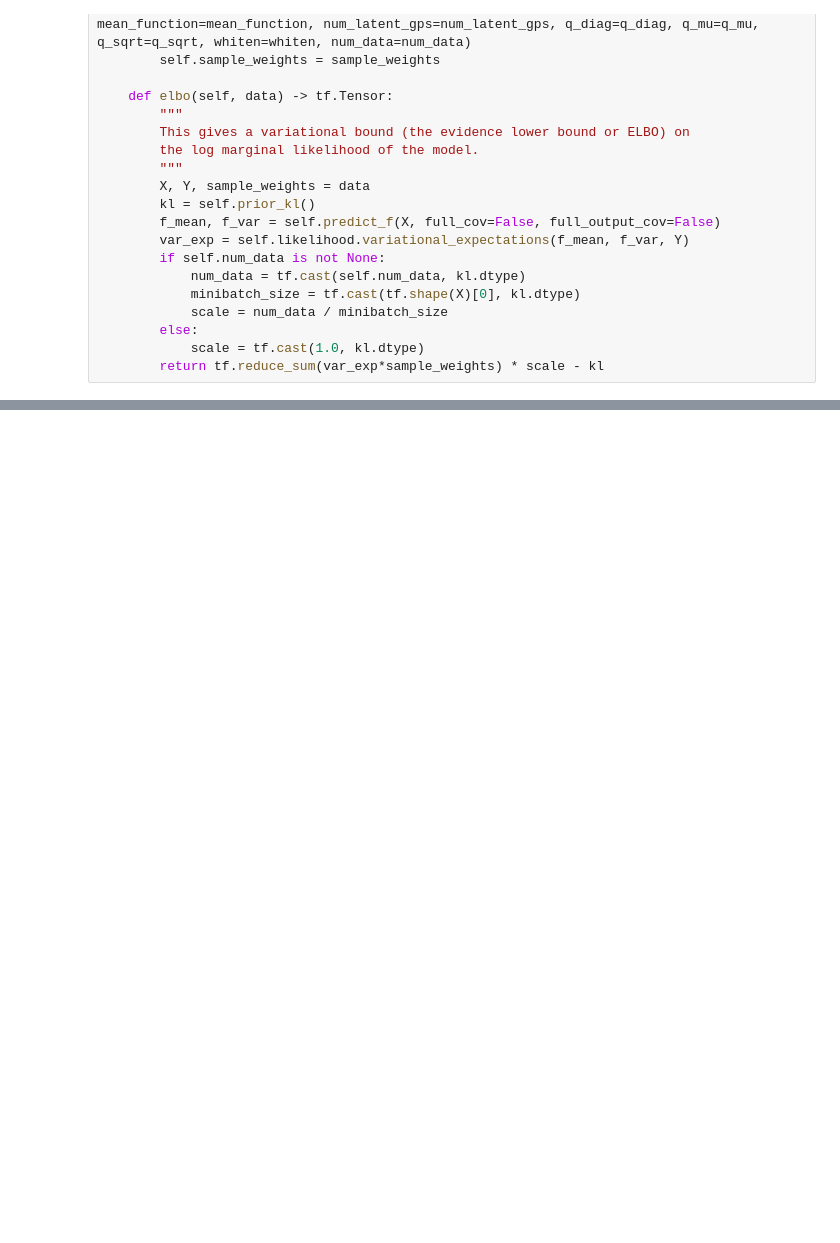
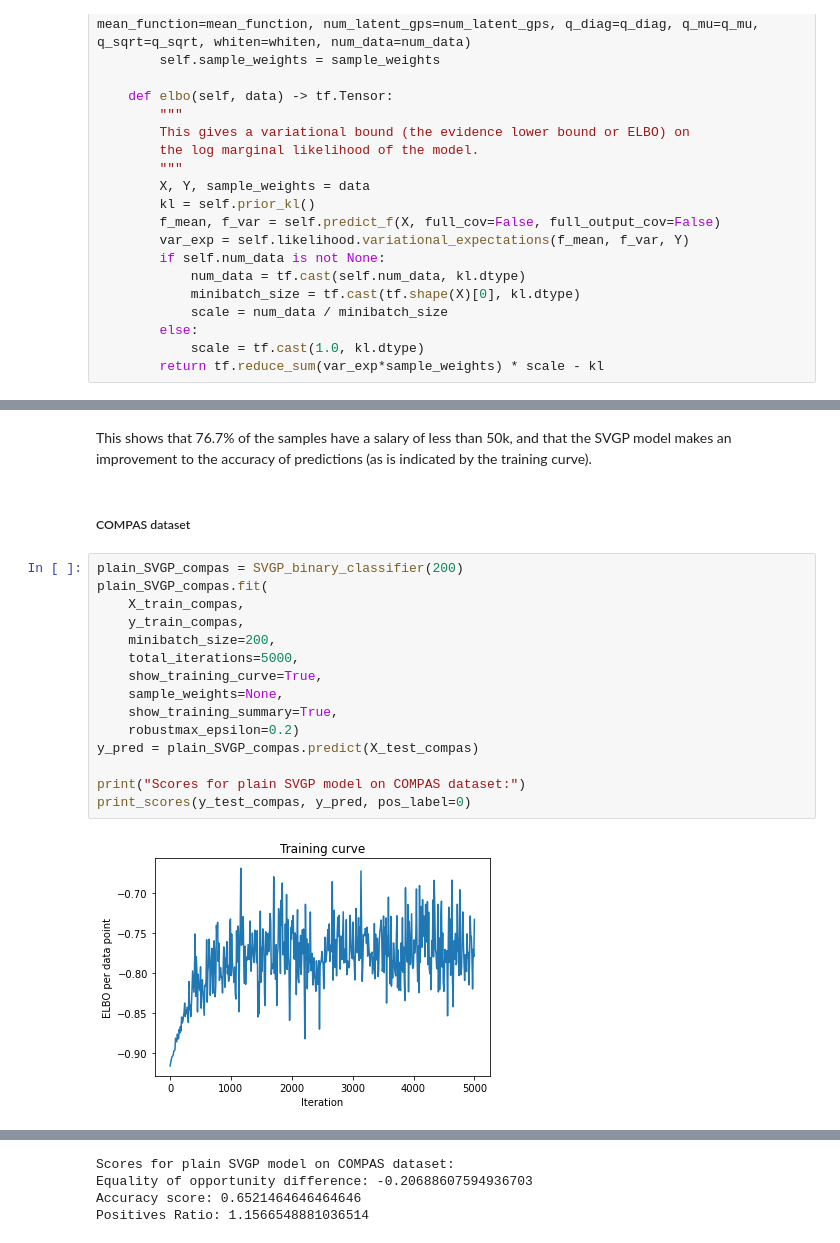
Before and after one commit to hugheshallettj/Fair_SVGP, a Jupyter notebook: SVGP_fairness_coursework.ipynb, the cells around one changed output, grey strips where cells are left out. Saved outputs shown, nothing was run; the diff lists cells and outputs as text; blank space fills up the shorter version.

```diff
--- a/SVGP_fairness_coursework.ipynb
+++ b/SVGP_fairness_coursework.ipynb
@@ -617,0 +549,21 @@ plt.show()
+# %% [markdown]
+This shows that 76.7% of the samples have a salary of less than 50k, and that the SVGP model makes an improvement to the accuracy of predictions (as is indicated by the training curve).
+# %% [markdown]
+##### COMPAS dataset
+# %%
+plain_SVGP_compas = SVGP_binary_classifier(200)
+plain_SVGP_compas.fit(
+    X_train_compas,
+    y_train_compas,
+    minibatch_size=200,
+    total_iterations=5000,
+    show_training_curve=True,
+    sample_weights=None,
+    show_training_summary=True,
+    robustmax_epsilon=0.2)
+y_pred = plain_SVGP_compas.predict(X_test_compas)
+
+print("Scores for plain SVGP model on COMPAS dataset:")
+print_scores(y_test_compas, y_pred, pos_label=0)
+# %% [output]
+[figure, added]
@@ -617,0 +578,4 @@ plt.show()
+Scores for plain SVGP model on COMPAS dataset:
+Equality of opportunity difference: -0.20688607594936703
+Accuracy score: 0.6521464646464646
+Positives Ratio: 1.1566548881036514
```
Also changed, not shown: parts of 55 cells of this notebook, 1 other file.
